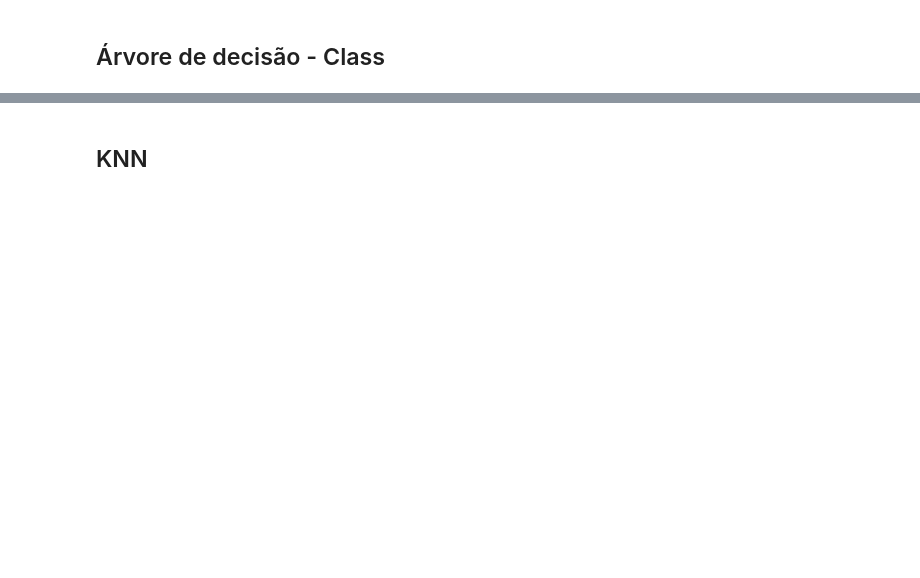
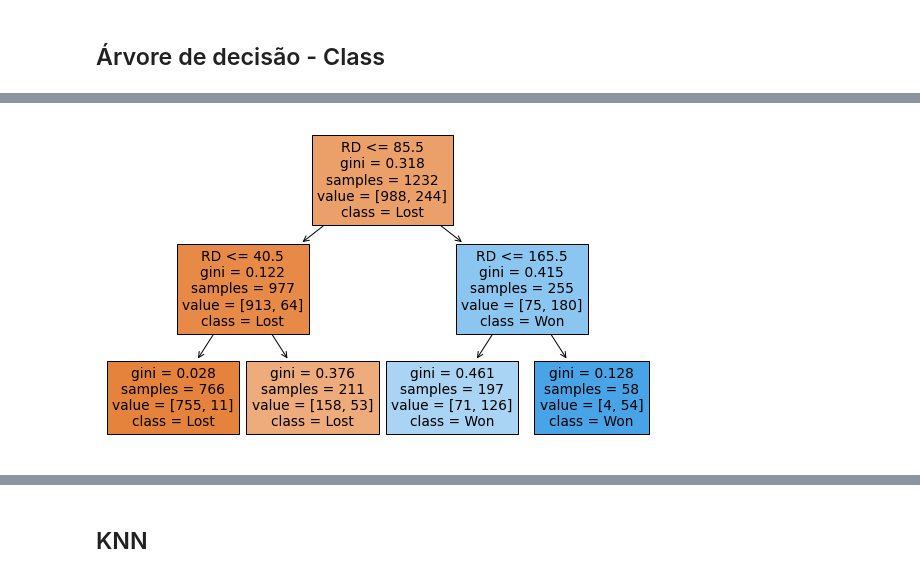
Before and after one commit to paciencia/moneyball_sandbox, a Jupyter notebook: Moneyball.ipynb, the cells around one changed output, grey strips where cells are left out. Cells and saved outputs as stored; diff of their text form; code cells hidden in the pictures; blank space fills up the shorter version.

```diff
--- a/Moneyball.ipynb
+++ b/Moneyball.ipynb
@@ -117,0 +137,5 @@ F1-Score: 0.7407407407407408
+# %%
+plt.figure(figsize=(10,6))
+tree.plot_tree(tree_clf, feature_names=features, class_names=['Lost', 'Won'], filled=True);
+# %% [output]
+[figure, added]
```
Also changed, not shown: parts of 15 cells of this notebook, 1 other file.
